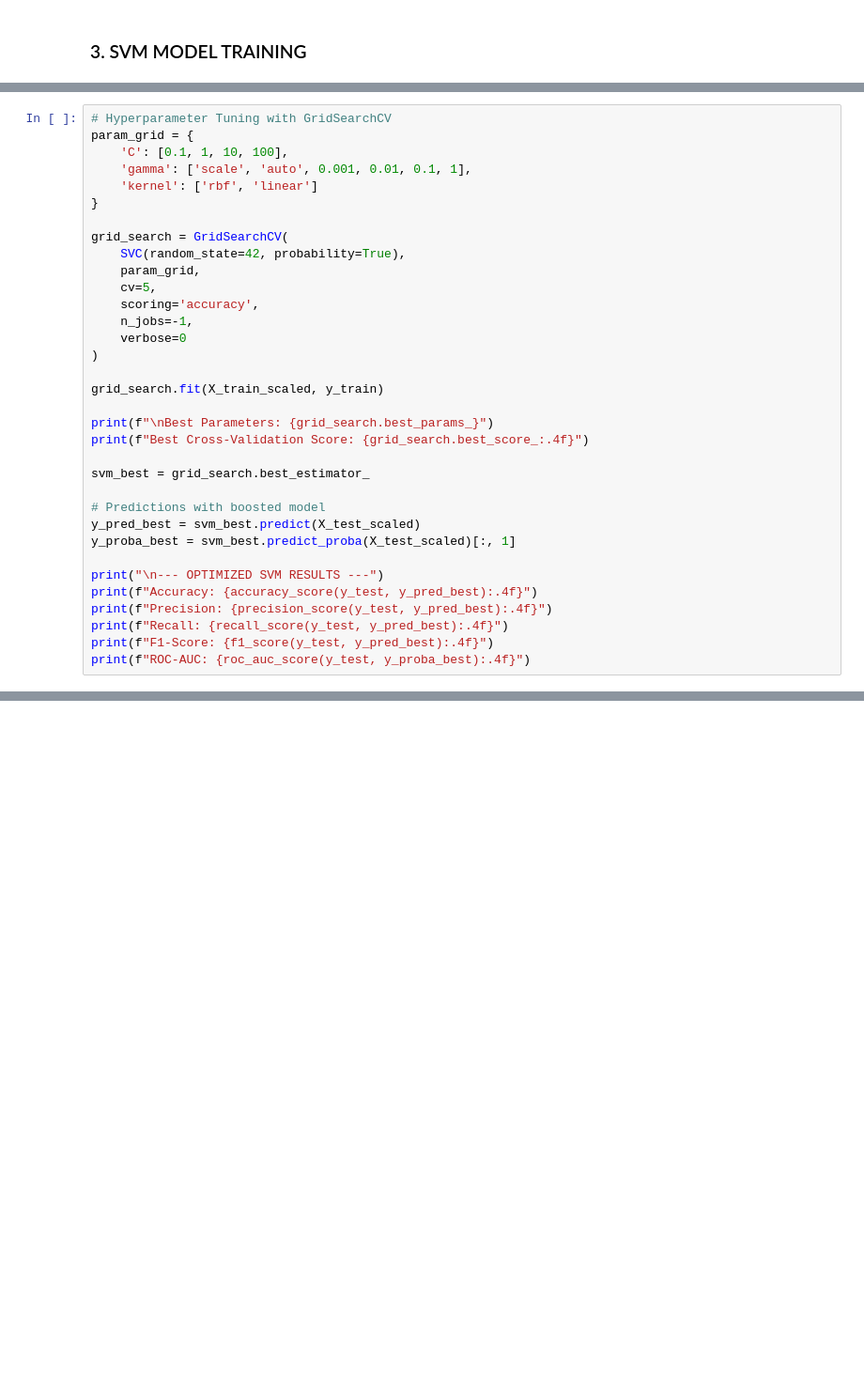
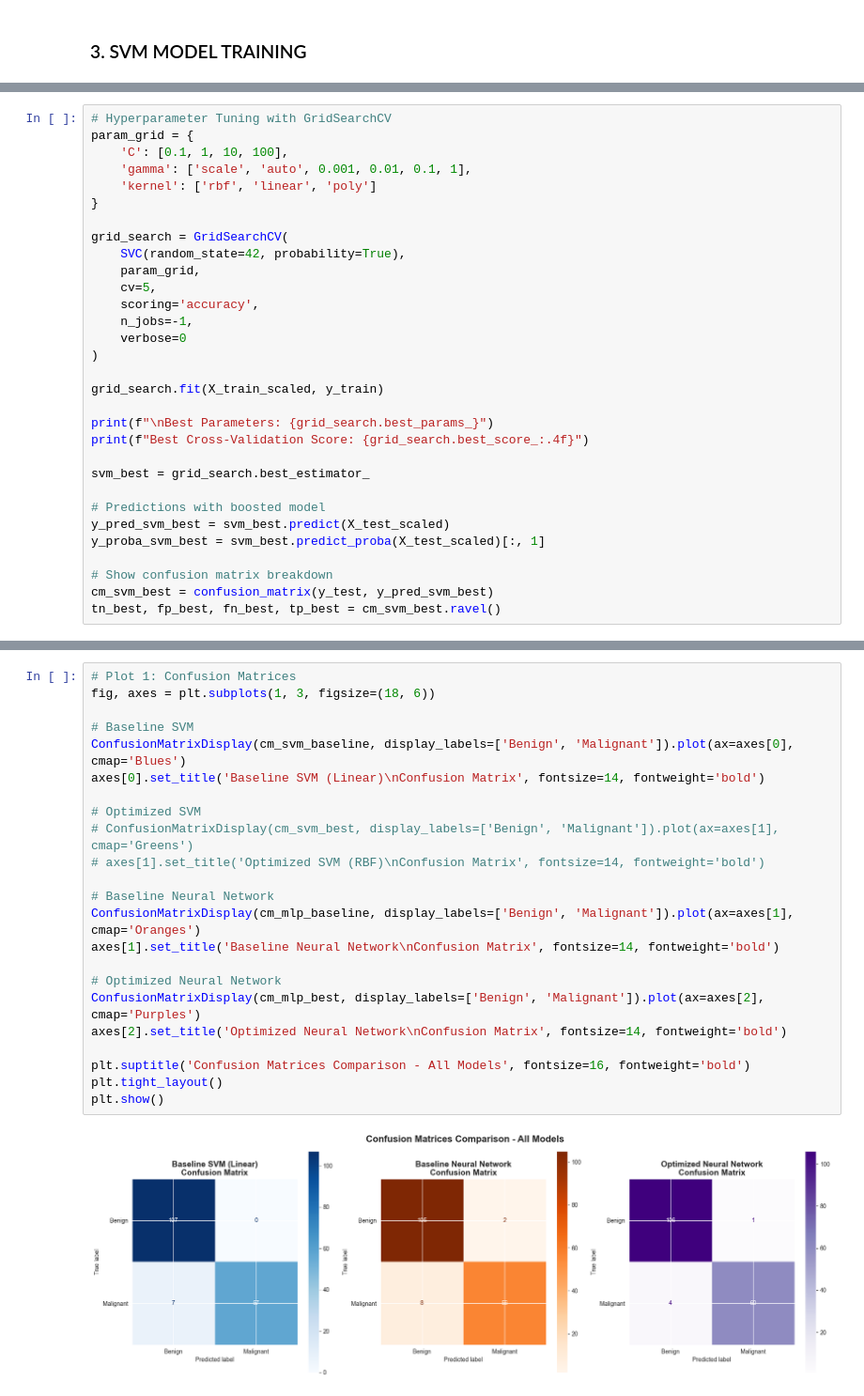
Before and after one commit to FrasapDev/breast_cancer_classifier, a Jupyter notebook: breast_cancer_classifier_and_clustering.ipynb, the cells around one changed output, grey strips where cells are left out. Shown at 94% size. Drawn from its saved outputs; the diff is of its cells as text; blank space fills up the shorter version.

```diff
--- a/breast_cancer_classifier_and_clustering.ipynb
+++ b/breast_cancer_classifier_and_clustering.ipynb
@@ -316,7 +528,7 @@ print(f"ROC-AUC: {roc_auc_score(y_test, y_proba_baseline):.4f}")
 param_grid = {
     'C': [0.1, 1, 10, 100],
     'gamma': ['scale', 'auto', 0.001, 0.01, 0.1, 1],
-    'kernel': ['rbf', 'linear']
+    'kernel': ['rbf', 'linear', 'poly']
 }
 
 grid_search = GridSearchCV(
@@ -336,12 +548,9 @@ print(f"Best Cross-Validation Score: {grid_search.best_score_:.4f}")
 svm_best = grid_search.best_estimator_
 
 # Predictions with boosted model
-y_pred_best = svm_best.predict(X_test_scaled)
-y_proba_best = svm_best.predict_proba(X_test_scaled)[:, 1]
+y_pred_svm_best = svm_best.predict(X_test_scaled)
+y_proba_svm_best = svm_best.predict_proba(X_test_scaled)[:, 1]
 
-print("\n--- OPTIMIZED SVM RESULTS ---")
-print(f"Accuracy: {accuracy_score(y_test, y_pred_best):.4f}")
-print(f"Precision: {precision_score(y_test, y_pred_best):.4f}")
-print(f"Recall: {recall_score(y_test, y_pred_best):.4f}")
-print(f"F1-Score: {f1_score(y_test, y_pred_best):.4f}")
-print(f"ROC-AUC: {roc_auc_score(y_test, y_proba_best):.4f}")
+# Show confusion matrix breakdown
+cm_svm_best = confusion_matrix(y_test, y_pred_svm_best)
+tn_best, fp_best, fn_best, tp_best = cm_svm_best.ravel()
@@ -547,0 +793,25 @@ plt.show()
+# %%
+# Plot 1: Confusion Matrices
+fig, axes = plt.subplots(1, 3, figsize=(18, 6))
+
+# Baseline SVM
+ConfusionMatrixDisplay(cm_svm_baseline, display_labels=['Benign', 'Malignant']).plot(ax=axes[0], cmap='Blues')
+axes[0].set_title('Baseline SVM (Linear)\nConfusion Matrix', fontsize=14, fontweight='bold')
+
+# Optimized SVM
+# ConfusionMatrixDisplay(cm_svm_best, display_labels=['Benign', 'Malignant']).plot(ax=axes[1], cmap='Greens')
+# axes[1].set_title('Optimized SVM (RBF)\nConfusion Matrix', fontsize=14, fontweight='bold')
+
+# Baseline Neural Network
+ConfusionMatrixDisplay(cm_mlp_baseline, display_labels=['Benign', 'Malignant']).plot(ax=axes[1], cmap='Oranges')
+axes[1].set_title('Baseline Neural Network\nConfusion Matrix', fontsize=14, fontweight='bold')
+
+# Optimized Neural Network
+ConfusionMatrixDisplay(cm_mlp_best, display_labels=['Benign', 'Malignant']).plot(ax=axes[2], cmap='Purples')
+axes[2].set_title('Optimized Neural Network\nConfusion Matrix', fontsize=14, fontweight='bold')
+
+plt.suptitle('Confusion Matrices Comparison - All Models', fontsize=16, fontweight='bold')
+plt.tight_layout()
+plt.show()
+# %% [output]
+[figure, added]
```
Also changed, not shown: parts of 44 cells of this notebook.
